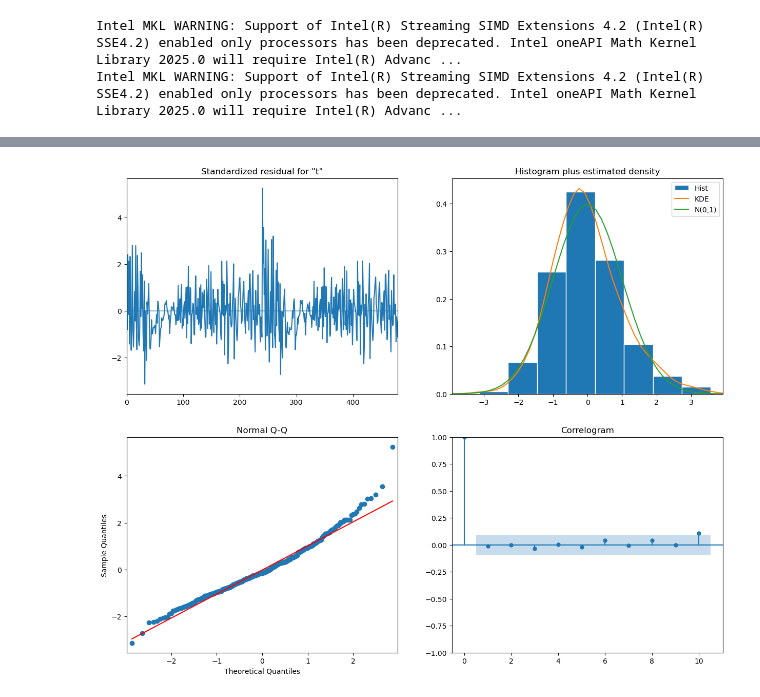
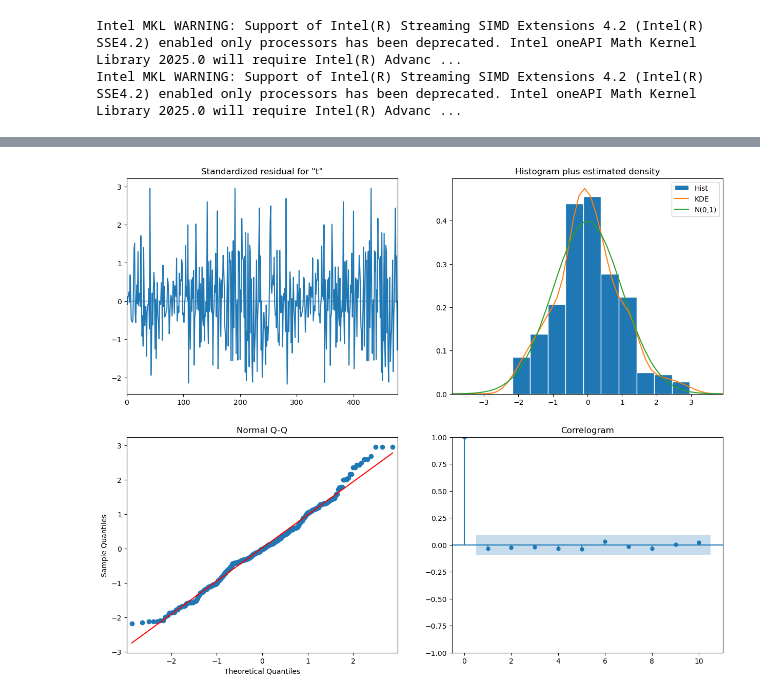
Before and after one commit to alfonso1003/building_permits_survey, a Jupyter notebook: notebooks/analysis.ipynb, the cells around one changed output, grey strips where cells are left out. Cells and saved outputs as stored; diff of their text form; code cells hidden in the pictures.

```diff
--- a/notebooks/analysis.ipynb
+++ b/notebooks/analysis.ipynb
@@ -45,7 +45,7 @@ def resample_data(df: pd.DataFrame, how: str = "sum", rule: str = "Q") -> pd.Dat
 Intel MKL WARNING: Support of Intel(R) Streaming SIMD Extensions 4.2 (Intel(R) SSE4.2) enabled only processors has been deprecated. Intel oneAPI Math Kernel Library 2025.0 will require Intel(R) Advanc ...
 Intel MKL WARNING: Support of Intel(R) Streaming SIMD Extensions 4.2 (Intel(R) SSE4.2) enabled only processors has been deprecated. Intel oneAPI Math Kernel Library 2025.0 will require Intel(R) Advanc ...
 # %%
-data = get_data("atlanta")
+data = get_data("austin")
 data.plot(grid=True)
 plt.show()
 # %% [output]
@@ -107,7 +107,7 @@ We can reject the null hypothesis that the building permits series has a unit ro
 # %%
 # Define the range for p and q parameters
 p = range(0, 10)
-d = [0] if stationary else range(0,10)
+d = [0] if stationary else range(0,3)
 q = range(0, 10)
 pdq = list(itertools.product(p, d, q))
 
@@ -151,4 +151,4 @@ Best ARIMA(9, 0, 8) model AIC: 7580.165036075862
-[figure, old version]
+[figure, new version]
 # %%
 # ensure data's index is a DateTimeIndex and properly formatted
 data.index = pd.to_datetime(data.index)
```
Also changed, not shown: parts of 5 cells of this notebook.
